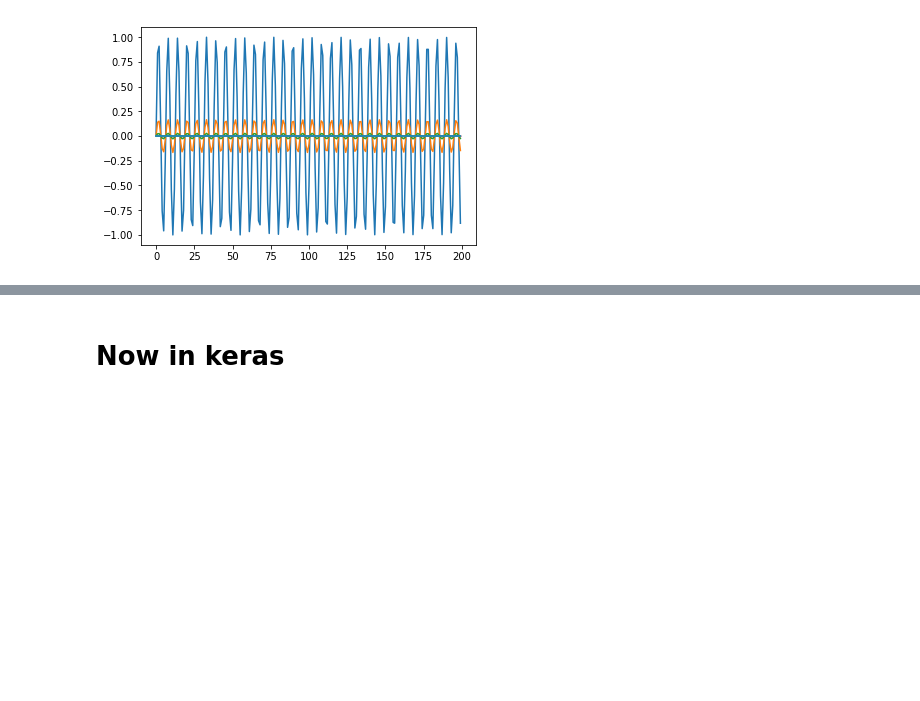
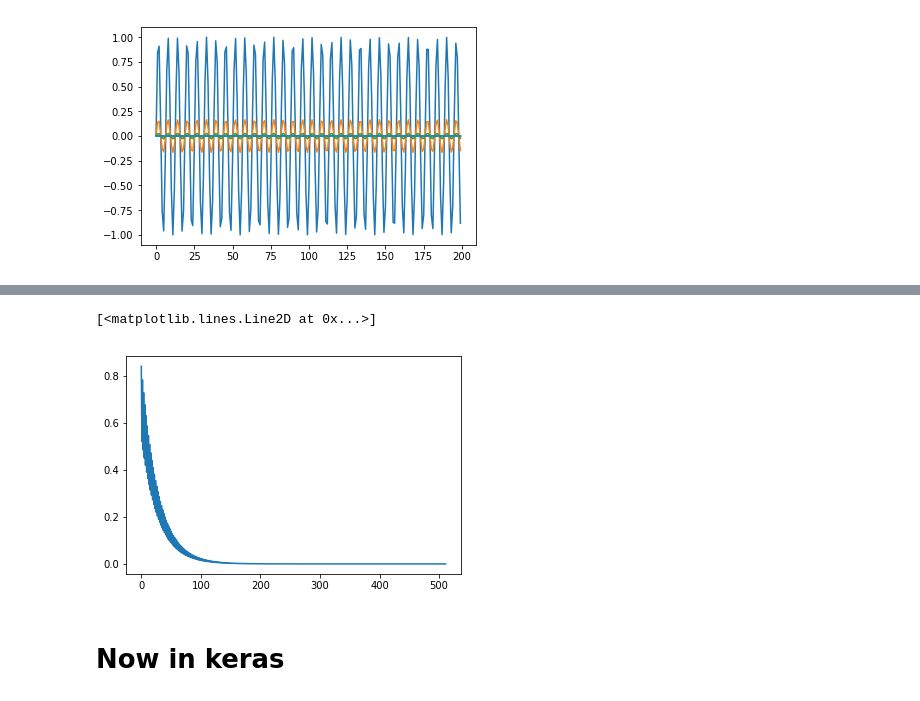
Before and after one commit to dantegates/attention-is-all-you-need, a Jupyter notebook: positional-encoding.ipynb, the cells around one changed output, grey strips where cells are left out. Cells and saved outputs as stored; diff of their text form; code cells hidden in the pictures; blank space fills up the shorter version.

```diff
--- a/positional-encoding.ipynb
+++ b/positional-encoding.ipynb
@@ -44,3 +44,8 @@ for dim in encodings[::50]:
+# %%
+plt.plot(encodings[1])
+# %% [output]
+[<matplotlib.lines.Line2D at 0x...>]
+[figure, added]
 # %% [markdown]
 # Now in keras
 # %%
```
Also changed, not shown: parts of 14 cells of this notebook.
